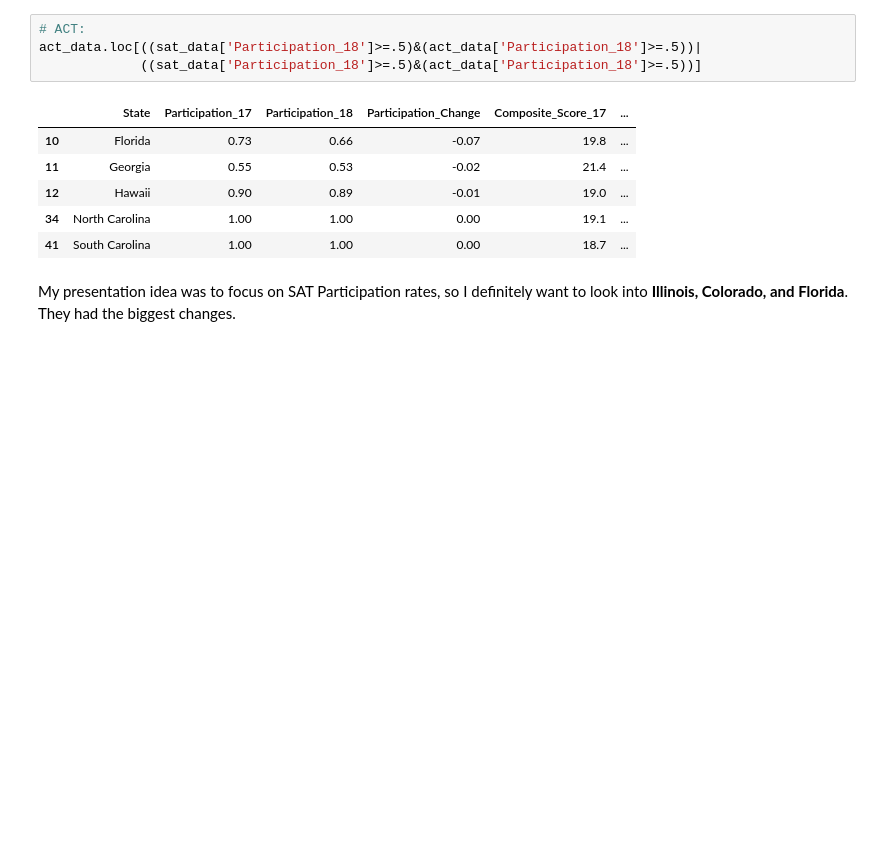
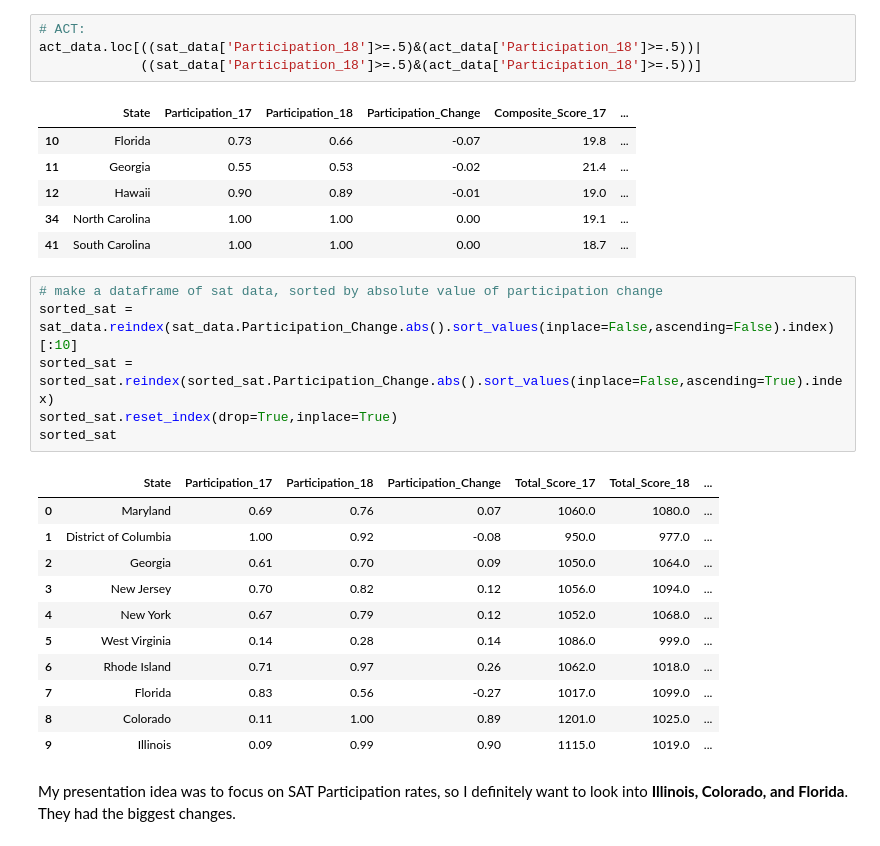
Before and after one commit to pngbrianb/SAT-Participation, a Jupyter notebook: code/Project-1-Notebook.ipynb, the cells around one changed output. Drawn from its saved outputs; the diff is of its cells as text; blank space fills up the shorter version.

```diff
--- a/code/Project-1-Notebook.ipynb
+++ b/code/Project-1-Notebook.ipynb
@@ -1052,6 +1052,24 @@ act_data.loc[((sat_data['Participation_18']>=.5)&(act_data['Participation_18']>=
 | 12 | Hawaii | 0.90 | 0.89 | -0.01 | 19.0 | ... |
 | 34 | North Carolina | 1.00 | 1.00 | 0.00 | 19.1 | ... |
 | 41 | South Carolina | 1.00 | 1.00 | 0.00 | 18.7 | ... |
+# %%
+# make a dataframe of sat data, sorted by absolute value of participation change
+sorted_sat = sat_data.reindex(sat_data.Participation_Change.abs().sort_values(inplace=False,ascending=False).index)[:10]
+sorted_sat = sorted_sat.reindex(sorted_sat.Participation_Change.abs().sort_values(inplace=False,ascending=True).index)
+sorted_sat.reset_index(drop=True,inplace=True)
+sorted_sat
+# %% [output]
+|  | State | Participation_17 | Participation_18 | Participation_Change | Total_Score_17 | Total_Score_18 | ... |
+| 0 | Maryland | 0.69 | 0.76 | 0.07 | 1060.0 | 1080.0 | ... |
+| 1 | District of Columbia | 1.00 | 0.92 | -0.08 | 950.0 | 977.0 | ... |
+| 2 | Georgia | 0.61 | 0.70 | 0.09 | 1050.0 | 1064.0 | ... |
+| 3 | New Jersey | 0.70 | 0.82 | 0.12 | 1056.0 | 1094.0 | ... |
+| 4 | New York | 0.67 | 0.79 | 0.12 | 1052.0 | 1068.0 | ... |
+| 5 | West Virginia | 0.14 | 0.28 | 0.14 | 1086.0 | 999.0 | ... |
+| 6 | Rhode Island | 0.71 | 0.97 | 0.26 | 1062.0 | 1018.0 | ... |
+| 7 | Florida | 0.83 | 0.56 | -0.27 | 1017.0 | 1099.0 | ... |
+| 8 | Colorado | 0.11 | 1.00 | 0.89 | 1201.0 | 1025.0 | ... |
+| 9 | Illinois | 0.09 | 0.99 | 0.90 | 1115.0 | 1019.0 | ... |
 # %% [markdown]
 My presentation idea was to focus on SAT Participation rates, so I definitely want to look into **Illinois, Colorado, and Florida**. They had the biggest changes.
 # %% [markdown]
```
Also changed, not shown: parts of 4 cells of this notebook, 1 other file.
